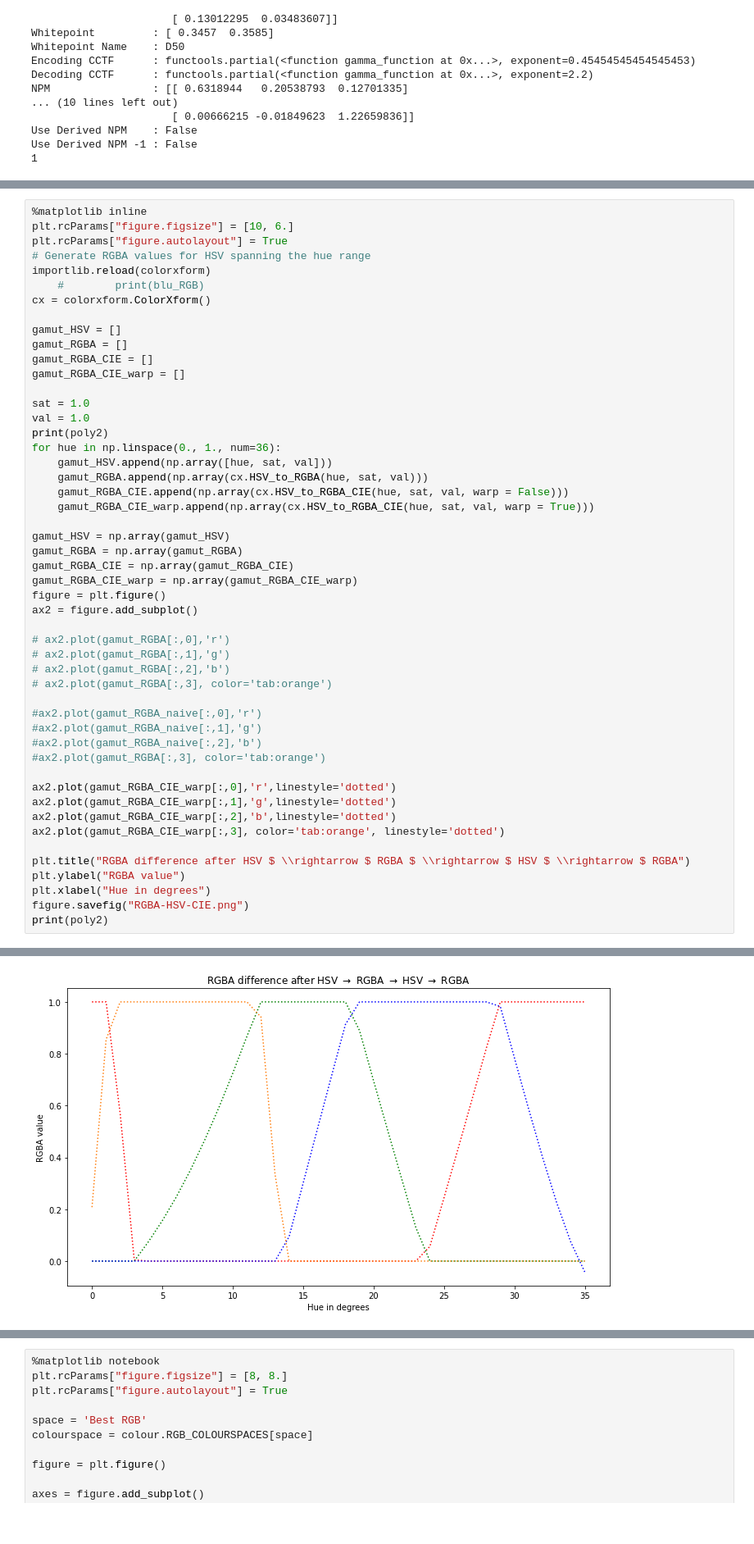
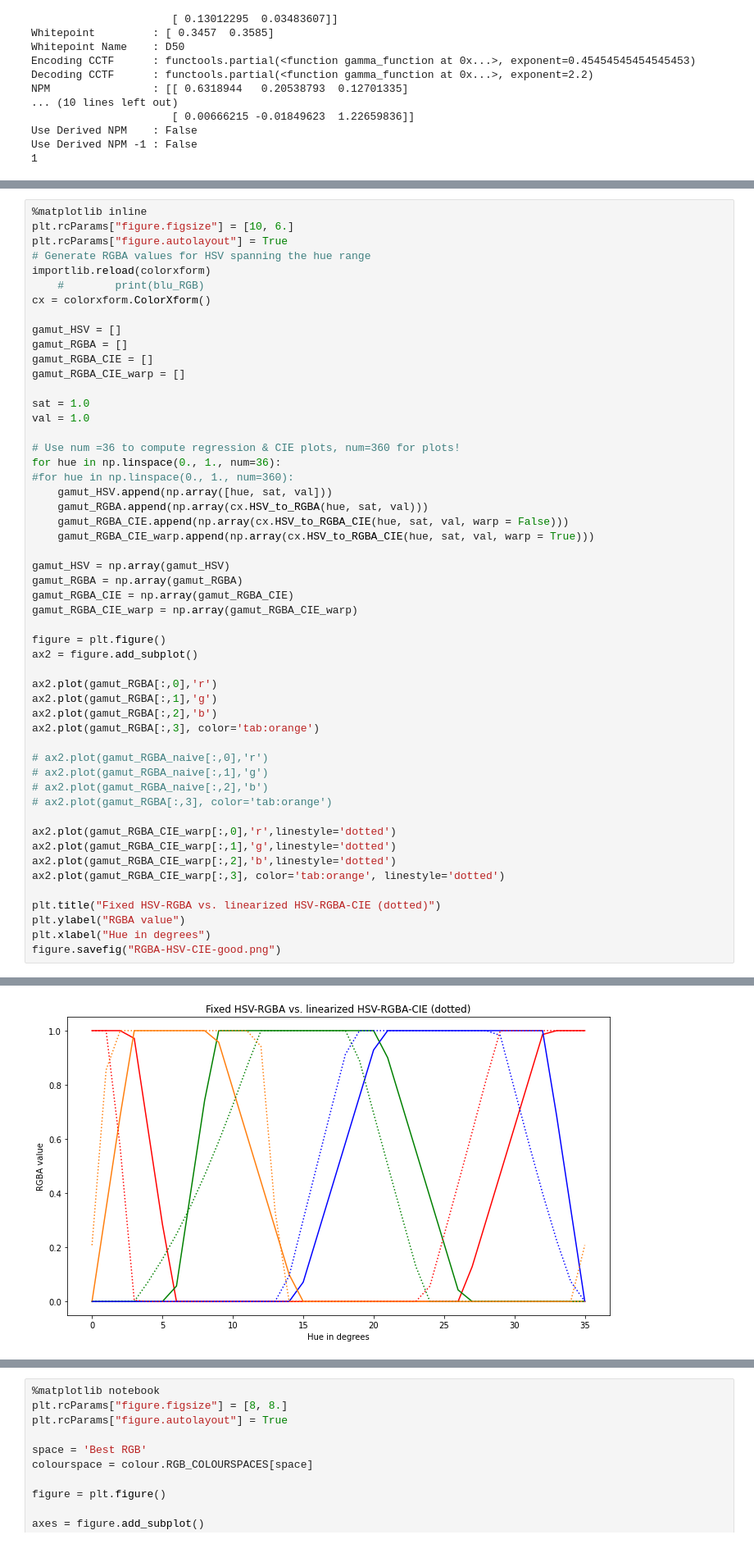
Before and after one commit to headrotor/colorxform, a Jupyter notebook: linearized_RGBA_to_hue.ipynb, the cells around one changed output, grey strips where cells are left out. Shown at 82% size. Drawn from its saved outputs; the diff is of its cells as text.

```diff
--- a/linearized_RGBA_to_hue.ipynb
+++ b/linearized_RGBA_to_hue.ipynb
@@ -119,8 +91,10 @@ gamut_RGBA_CIE_warp = []
 
 sat = 1.0
 val = 1.0
-print(poly2)
+
+# Use num =36 to compute regression & CIE plots, num=360 for plots!
 for hue in np.linspace(0., 1., num=36):
+#for hue in np.linspace(0., 1., num=360):
     gamut_HSV.append(np.array([hue, sat, val]))
     gamut_RGBA.append(np.array(cx.HSV_to_RGBA(hue, sat, val)))
     gamut_RGBA_CIE.append(np.array(cx.HSV_to_RGBA_CIE(hue, sat, val, warp = False)))
@@ -130,27 +104,27 @@ gamut_HSV = np.array(gamut_HSV)
 gamut_RGBA = np.array(gamut_RGBA)
 gamut_RGBA_CIE = np.array(gamut_RGBA_CIE)
 gamut_RGBA_CIE_warp = np.array(gamut_RGBA_CIE_warp)
+
 figure = plt.figure()
 ax2 = figure.add_subplot()
 
-# ax2.plot(gamut_RGBA[:,0],'r')
-# ax2.plot(gamut_RGBA[:,1],'g')
-# ax2.plot(gamut_RGBA[:,2],'b')
+ax2.plot(gamut_RGBA[:,0],'r')
+ax2.plot(gamut_RGBA[:,1],'g')
+ax2.plot(gamut_RGBA[:,2],'b')
+ax2.plot(gamut_RGBA[:,3], color='tab:orange')
+
+# ax2.plot(gamut_RGBA_naive[:,0],'r')
+# ax2.plot(gamut_RGBA_naive[:,1],'g')
+# ax2.plot(gamut_RGBA_naive[:,2],'b')
 # ax2.plot(gamut_RGBA[:,3], color='tab:orange')
-
-#ax2.plot(gamut_RGBA_naive[:,0],'r')
-#ax2.plot(gamut_RGBA_naive[:,1],'g')
-#ax2.plot(gamut_RGBA_naive[:,2],'b')
-#ax2.plot(gamut_RGBA[:,3], color='tab:orange')
 
 ax2.plot(gamut_RGBA_CIE_warp[:,0],'r',linestyle='dotted')
 ax2.plot(gamut_RGBA_CIE_warp[:,1],'g',linestyle='dotted')
 ax2.plot(gamut_RGBA_CIE_warp[:,2],'b',linestyle='dotted')
 ax2.plot(gamut_RGBA_CIE_warp[:,3], color='tab:orange', linestyle='dotted')
 
-plt.title("RGBA difference after HSV $ \\rightarrow $ RGBA $ \\rightarrow $ HSV $ \\rightarrow $ RGBA")
+plt.title("Fixed HSV-RGBA vs. linearized HSV-RGBA-CIE (dotted)")
 plt.ylabel("RGBA value")
 plt.xlabel("Hue in degrees")
-figure.savefig("RGBA-HSV-CIE.png")
-print(poly2)
+figure.savefig("RGBA-HSV-CIE-good.png")
 # %% [output]
@@ -161 +131 @@ print(poly2)
-[figure, old version]
+[figure, new version]
```
Also changed, not shown: parts of 12 cells of this notebook, 8 other files.
